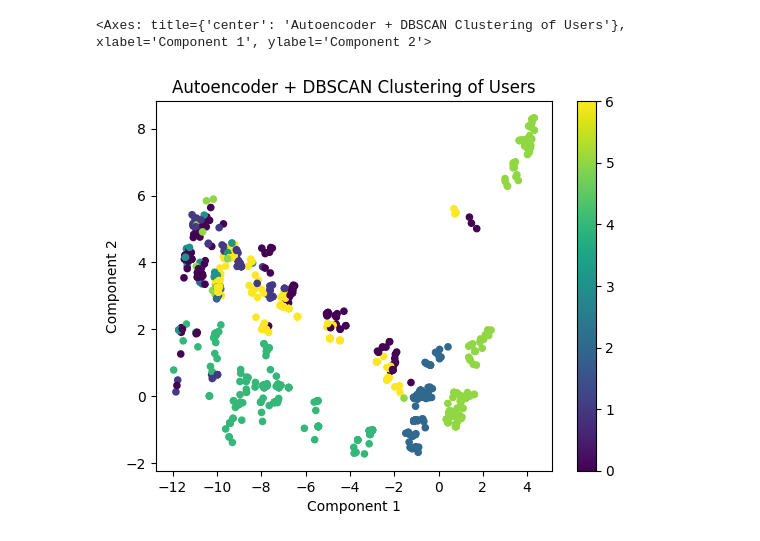
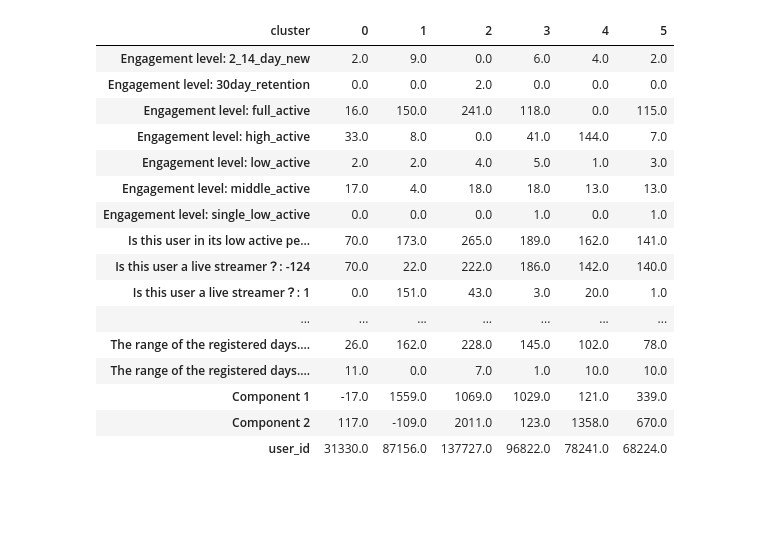
Before and after one commit to RobertDeLaCruzNEU/CS7180-GROUP-007-RecSys, a Jupyter notebook: students/rob/eda.ipynb, the cells around one changed output. Cells and saved outputs as stored; diff of their text form; code cells hidden in the pictures; blank space fills up the shorter version.

```diff
--- a/students/rob/eda.ipynb
+++ b/students/rob/eda.ipynb
@@ -631,12 +670,23 @@ components.to_csv('../../data/KuaiRand-1K/data/user_clusters.csv', index=False)
-# %%
-from sklearn.cluster import DBSCAN
-
-cluster = DBSCAN().fit_predict(X)
-
-components['cluster 2'] = KMeans(n_clusters=7).fit_predict(X)
-components.plot.scatter(x='Component 1', y='Component 2', c=components['cluster 2'], cmap='viridis', title="Autoencoder + DBSCAN Clustering of Users")
-# %% [output]
-<Axes: title={'center': 'Autoencoder + DBSCAN Clustering of Users'}, xlabel='Component 1', ylabel='Component 2'>
-[figure, removed]
 # %%
 videos = pd.read_csv("../../data/KuaiRand-1K/data/video_features_statistic_1k.csv")
+# %%
+
+pd.concat([X,components], axis=1).groupby('cluster').sum().transpose().round(0)
+# %% [output]
+| cluster | 0 | 1 | 2 | 3 | 4 | 5 |
+| Engagement level: 2_14_day_new | 2.0 | 9.0 | 0.0 | 6.0 | 4.0 | 2.0 |
+| Engagement level: 30day_retention | 0.0 | 0.0 | 2.0 | 0.0 | 0.0 | 0.0 |
+| Engagement level: full_active | 16.0 | 150.0 | 241.0 | 118.0 | 0.0 | 115.0 |
+| Engagement level: high_active | 33.0 | 8.0 | 0.0 | 41.0 | 144.0 | 7.0 |
+| Engagement level: low_active | 2.0 | 2.0 | 4.0 | 5.0 | 1.0 | 3.0 |
+| Engagement level: middle_active | 17.0 | 4.0 | 18.0 | 18.0 | 13.0 | 13.0 |
+| Engagement level: single_low_active | 0.0 | 0.0 | 0.0 | 1.0 | 0.0 | 1.0 |
+| Is this user in its low active pe... | 70.0 | 173.0 | 265.0 | 189.0 | 162.0 | 141.0 |
+| Is this user a live streamer？: -124 | 70.0 | 22.0 | 222.0 | 186.0 | 142.0 | 140.0 |
+| Is this user a live streamer？: 1 | 0.0 | 151.0 | 43.0 | 3.0 | 20.0 | 1.0 |
+| ... | ... | ... | ... | ... | ... | ... |
+| The range of the registered days.... | 26.0 | 162.0 | 228.0 | 145.0 | 102.0 | 78.0 |
+| The range of the registered days.... | 11.0 | 0.0 | 7.0 | 1.0 | 10.0 | 10.0 |
+| Component 1 | -17.0 | 1559.0 | 1069.0 | 1029.0 | 121.0 | 339.0 |
+| Component 2 | 117.0 | -109.0 | 2011.0 | 123.0 | 1358.0 | 670.0 |
+| user_id | 31330.0 | 87156.0 | 137727.0 | 96822.0 | 78241.0 | 68224.0 |
```
Also changed, not shown: parts of 7 cells of this notebook.
